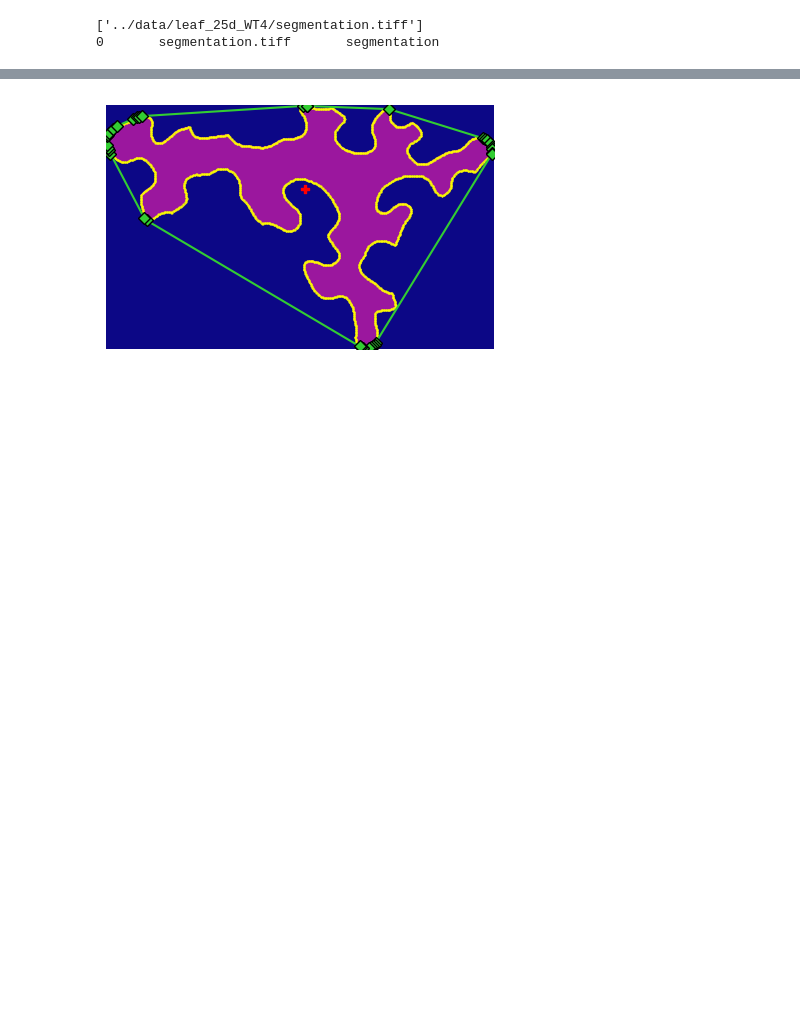
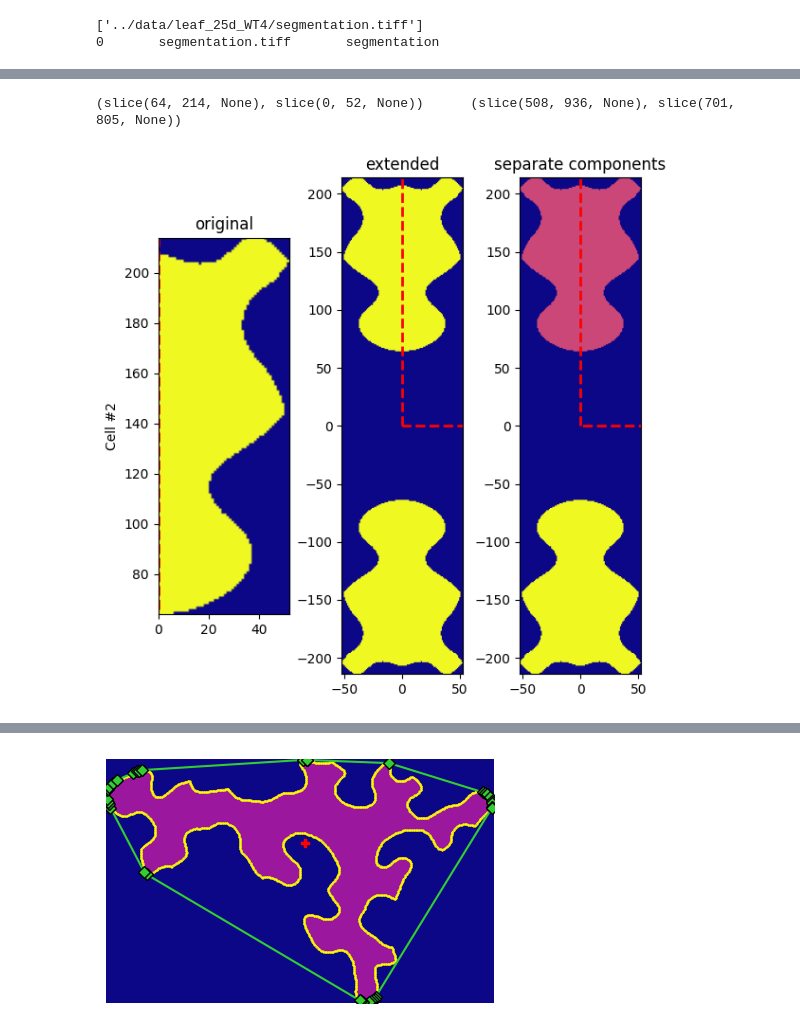
Before and after one commit to ejamezquita/pavement_tda, a Jupyter notebook: jupyter/01_compute_metadata.ipynb, the cells around one changed output, grey strips where cells are left out. Cells and saved outputs as stored; diff of their text form; code cells hidden in the pictures; blank space fills up the shorter version.

```diff
--- a/jupyter/01_compute_metadata.ipynb
+++ b/jupyter/01_compute_metadata.ipynb
@@ -93,0 +155,27 @@ ax.axis('off');
+# %%
+label = 2
+comp = frame[ess[label-1]] == label
+labels,num = ndimage.label(comp, structure=structure)
+
+fig, ax = plt.subplots(1,3, figsize=(6,6)); i = 0
+print(css[label-1], ess[label-1], sep='\t')
+extent = (css[label-1][1].start, css[label-1][1].stop, css[label-1][0].stop, css[label-1][0].start)
+ax[i].imshow(img[css[label-1]] == label, cmap='plasma', extent=extent);
+ax[i].set_ylabel('Cell #{}'.format(label))
+ax[i].set_xlim(*extent[:2]); ax[i].set_ylim(extent[3], extent[2])
+
+# extended
+i += 1
+extent = (ess[label-1][1].start-padx, ess[label-1][1].stop-padx, ess[label-1][0].stop-pady, ess[label-1][0].start-pady)
+ax[i].imshow(comp, cmap='plasma', extent=extent, origin='lower'); i+=1
+ax[i].imshow(labels, cmap='plasma', extent=extent, origin='lower')
+for i in [1,2]:
+    ax[i].set_xlim(*extent[:2]); ax[i].set_ylim(extent[3], extent[2])
+title = ['original', 'extended', 'separate components']
+for i in range(len(ax)):
+    ax[i].plot([0,0,img.shape[1],img.shape[1],0],[0,img.shape[0],img.shape[0],0,0],ls='dashed',lw=2,c='r',zorder=1)
+    ax[i].set_title(title[i])
+plt.tight_layout();
+# %% [output]
+(slice(64, 214, None), slice(0, 52, None))      (slice(508, 936, None), slice(701, 805, None))
+[figure, added]
```
Also changed, not shown: parts of 25 cells of this notebook, 8 other files.
